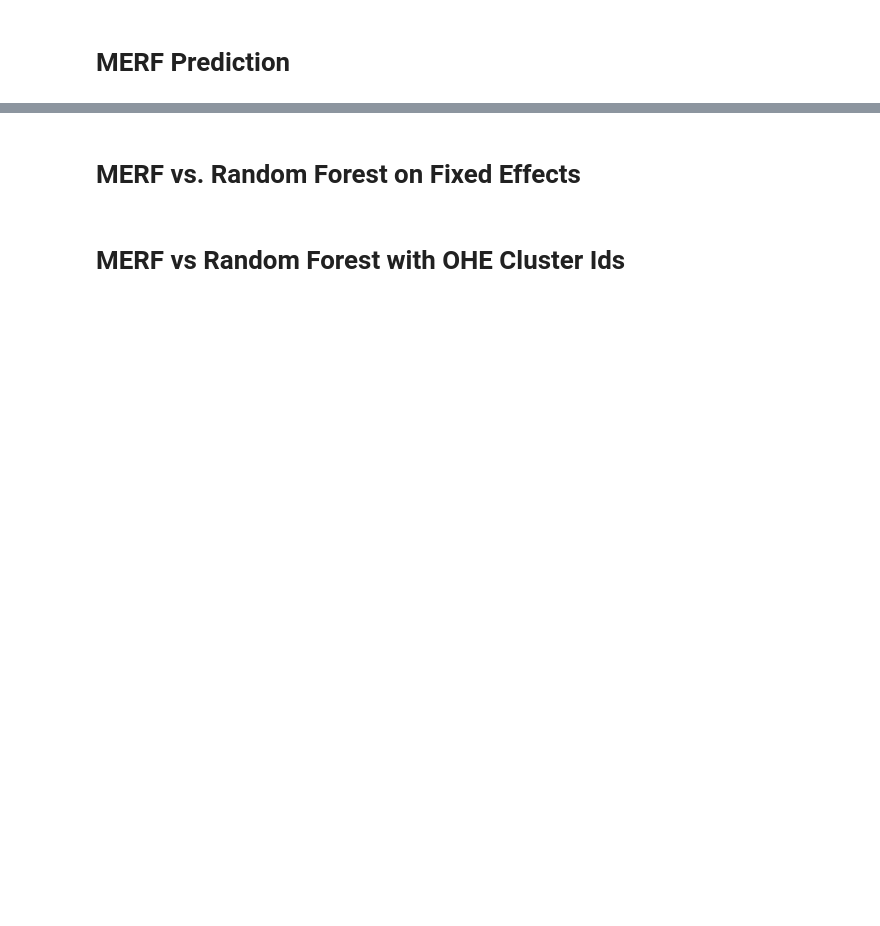
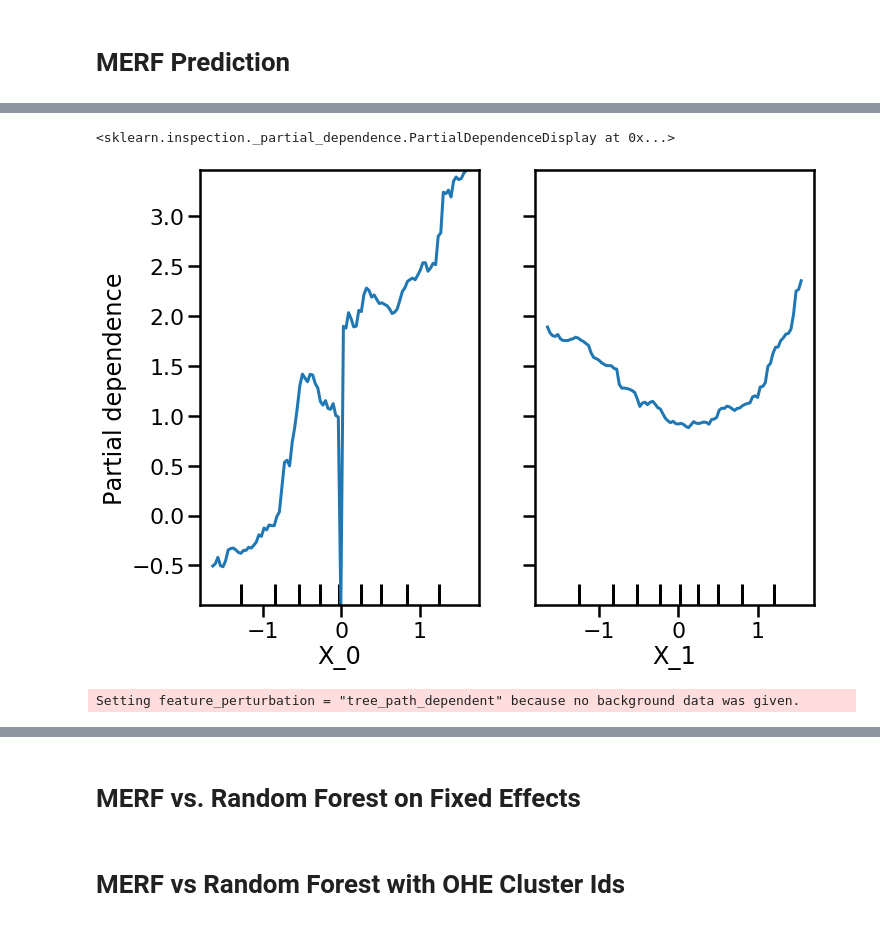
Before and after one commit to manifoldai/merf, a Jupyter notebook: notebooks/MERF Example.ipynb, the cells around one changed output, grey strips where cells are left out. Cells and saved outputs as stored; diff of their text form; code cells hidden in the pictures; blank space fills up the shorter version.

Commit message:
Adding shap and partial dependence plots

```diff
--- a/notebooks/MERF Example.ipynb
+++ b/notebooks/MERF Example.ipynb
@@ -147,0 +166,6 @@ assert len(y_hat_new) == len(y_new)
+# %%
+features = [0, 1]
+plot_partial_dependence(mrf.trained_rf, X_known, features)
+# %% [output]
+<sklearn.inspection._partial_dependence.PartialDependenceDisplay at 0x...>
+[figure, added]
@@ -147,0 +174,7 @@ assert len(y_hat_new) == len(y_new)
+# %%
+# explain the model's predictions using SHAP
+# (same syntax works for LightGBM, CatBoost, scikit-learn and spark models)
+explainer = shap.TreeExplainer(mrf.trained_rf)
+shap_values = explainer.shap_values(X_known)
+# %% [output]
+Setting feature_perturbation = "tree_path_dependent" because no background data was given.
```
Also changed, not shown: parts of 16 cells of this notebook, 2 other files.
